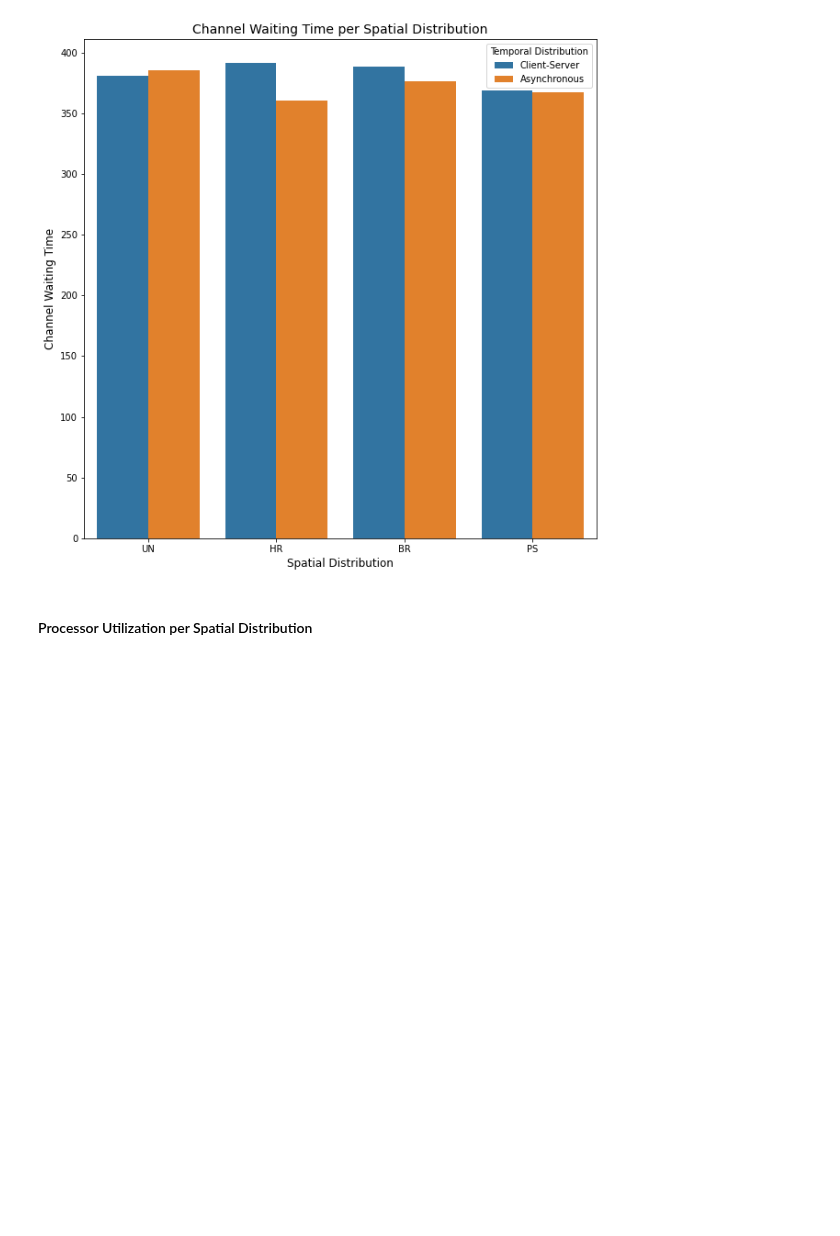
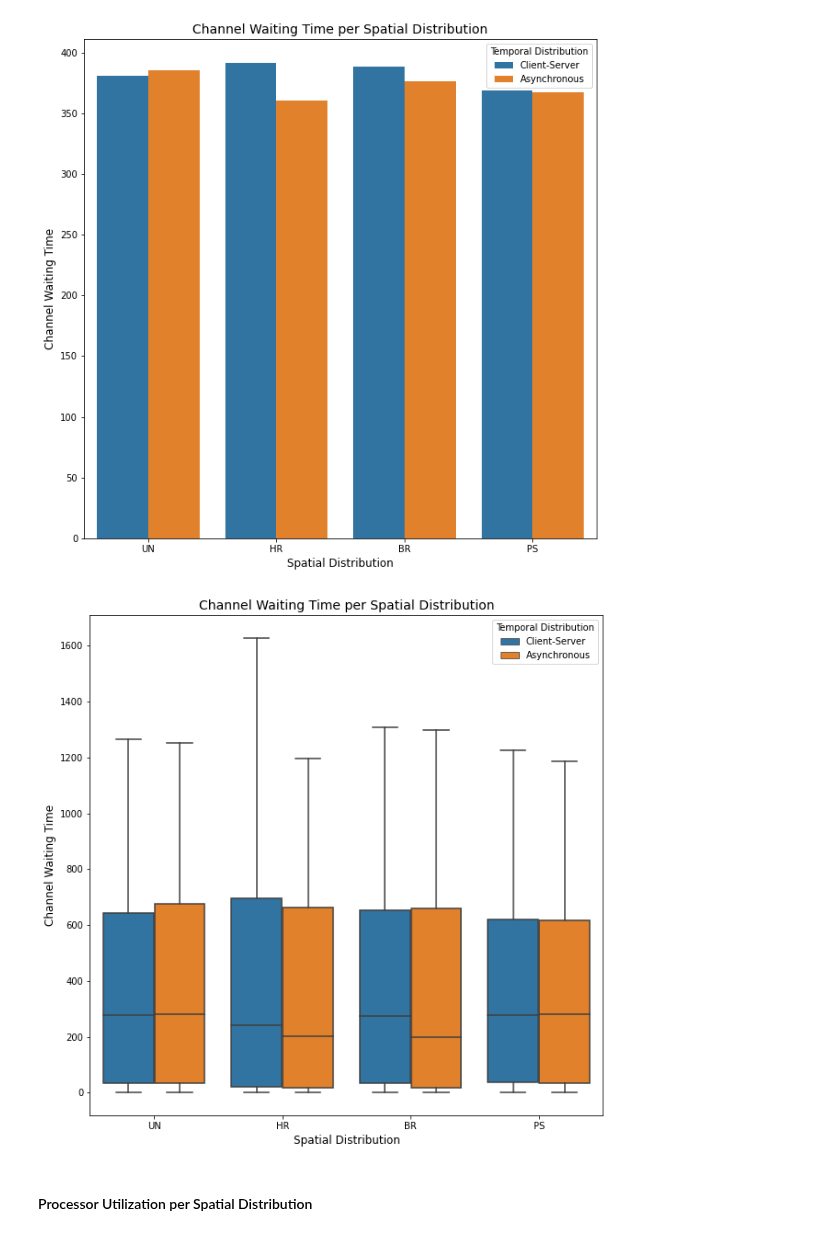
Before and after one commit to MarkLee7925/Optical-Interconnection-Network, a Jupyter notebook: DNN/Optical_DNN_original.ipynb, the cells around one changed output. Drawn from its saved outputs; the diff is of its cells as text; code cells hidden in the pictures; blank space fills up the shorter version.

```diff
--- a/DNN/Optical_DNN_original.ipynb
+++ b/DNN/Optical_DNN_original.ipynb
@@ -139,6 +139,16 @@ plt.title('Channel Waiting Time per Spatial Distribution', fontsize=14)
 plt.show()
 # %% [output]
 [figure]
+# %%
+plt.figure(figsize=(10, 10))
+sns.boxplot(x=df['Spatial Distribution'], y=df['Channel Waiting Time'],
+            hue=df['Temporal Distribution'])
+plt.xlabel('Spatial Distribution', fontsize=12)
+plt.ylabel('Channel Waiting Time', fontsize=12)
+plt.title('Channel Waiting Time per Spatial Distribution', fontsize=14)
+plt.show()
+# %% [output]
+[figure, added]
 # %% [markdown]
 #### Processor Utilization per Spatial Distribution
 # %%
```
Also changed, not shown: parts of 7 cells of this notebook.
